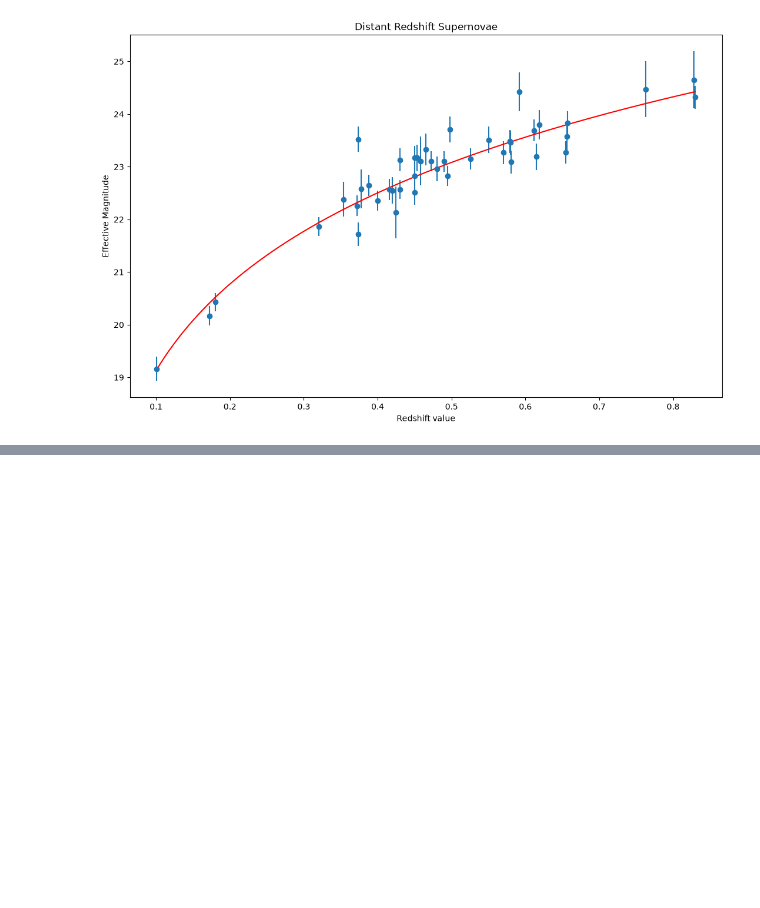
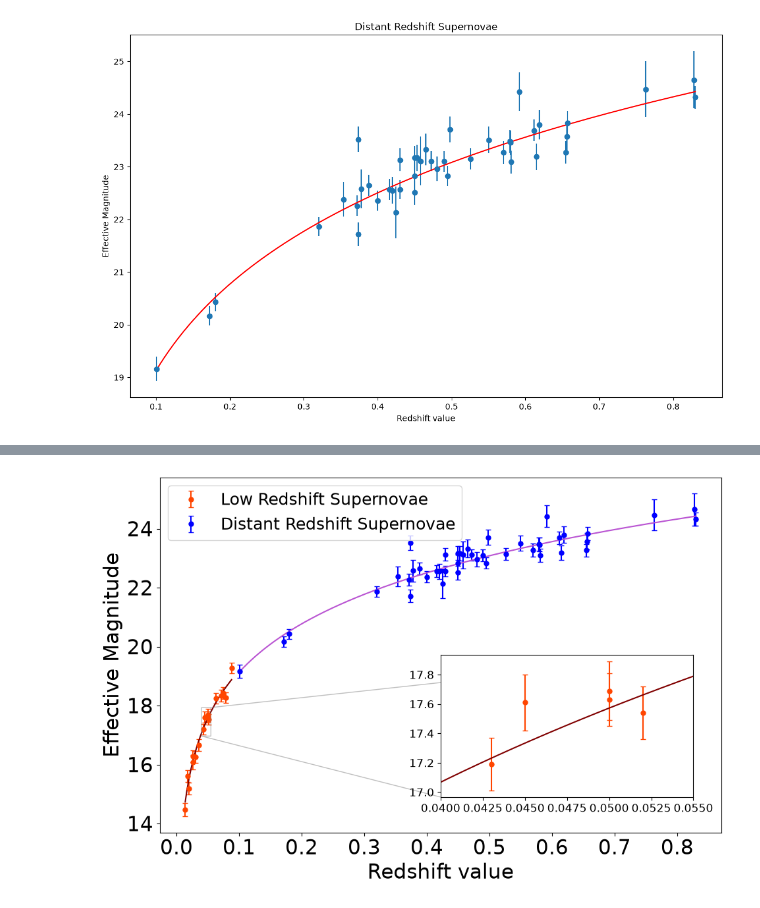
Before and after one commit to caitlin286/Supernova-Cosmology-Computing-Project, a Jupyter notebook: milestone.ipynb, the cells around one changed output, grey strips where cells are left out. Drawn from its saved outputs; the diff is of its cells as text; code cells hidden in the pictures; blank space fills up the shorter version.

```diff
--- a/milestone.ipynb
+++ b/milestone.ipynb
@@ -156,0 +187,47 @@ plt.show()
+# %%
+#making a plot with all supernovae data
+
+smooth_z_low = np.linspace(np.min(z_low), np.max(z_low), 1000)
+smooth_z_dist = np.linspace(np.min(z_dist), np.max(z_dist), 1000)
+smooth_m_pred_low = m_pred(smooth_z_low, flux(L_best_fit, d_L_low(smooth_z_low)))
+smooth_m_pred_dist = m_pred(smooth_z_dist, flux(L_best_fit, d_L_dist(smooth_z_dist, omega_best_fit)))
+
+fig, ax = plt.subplots(figsize=(11,7))
+plt.errorbar(z_low, m_eff_low, yerr=m_err_low, marker='o', linestyle='none',
+             markersize=5,color='orangered', capsize=3, label='Low Redshift Supernovae')
+plt.plot(smooth_z_low, smooth_m_pred_low, color='maroon')
+
+plt.errorbar(z_dist, m_eff_dist, yerr=m_err_dist, marker='o', linestyle='none',
+             markersize=5, color='blue', capsize=3, label='Distant Redshift Supernovae')
+plt.plot(smooth_z_dist, smooth_m_pred_dist, color='mediumorchid')
+
+axins = ax.inset_axes([0.5, 0.1, 0.45, 0.4])
+
+axins.errorbar(z_low, m_eff_low, yerr=m_err_low, marker='o', linestyle='none',
+               markersize=5, color='orangered', capsize=3)
+axins.plot(smooth_z_low, smooth_m_pred_low, color='maroon')
+
+x1, x2 = 0.04, 0.055
+mask = (z_low >= x1) & (z_low <= x2)
+smooth_mask = (smooth_z_low >= x1) & (smooth_z_low <= x2)
+
+y_lo = min(np.min(m_eff_low[mask] - m_err_low[mask]), np.min(smooth_m_pred_low[smooth_mask]))
+y_hi = max(np.max(m_eff_low[mask] + m_err_low[mask]), np.max(smooth_m_pred_low[smooth_mask]))
+pad = 0.05 * (y_hi - y_lo)
+
+axins.set_xlim(x1, x2)
+axins.set_ylim(y_lo - pad, y_hi + pad)
+axins.tick_params(labelsize=12)
+
+ax.indicate_inset_zoom(axins, edgecolor='gray')
+
+#plt.xscale('log')
+plt.xlabel('Redshift value', fontsize=22)
+plt.ylabel('Effective Magnitude', fontsize=22)
+#plt.title('Effective magnitude as a function of redshift for all supernovae', fontsize=22)
+plt.xticks(fontsize=22)
+plt.yticks(fontsize=22)
+plt.legend(fontsize=18, loc='upper left')
+plt.show()
+# %% [output]
+[figure, added]
```
Also changed, not shown: parts of 10 cells of this notebook.
